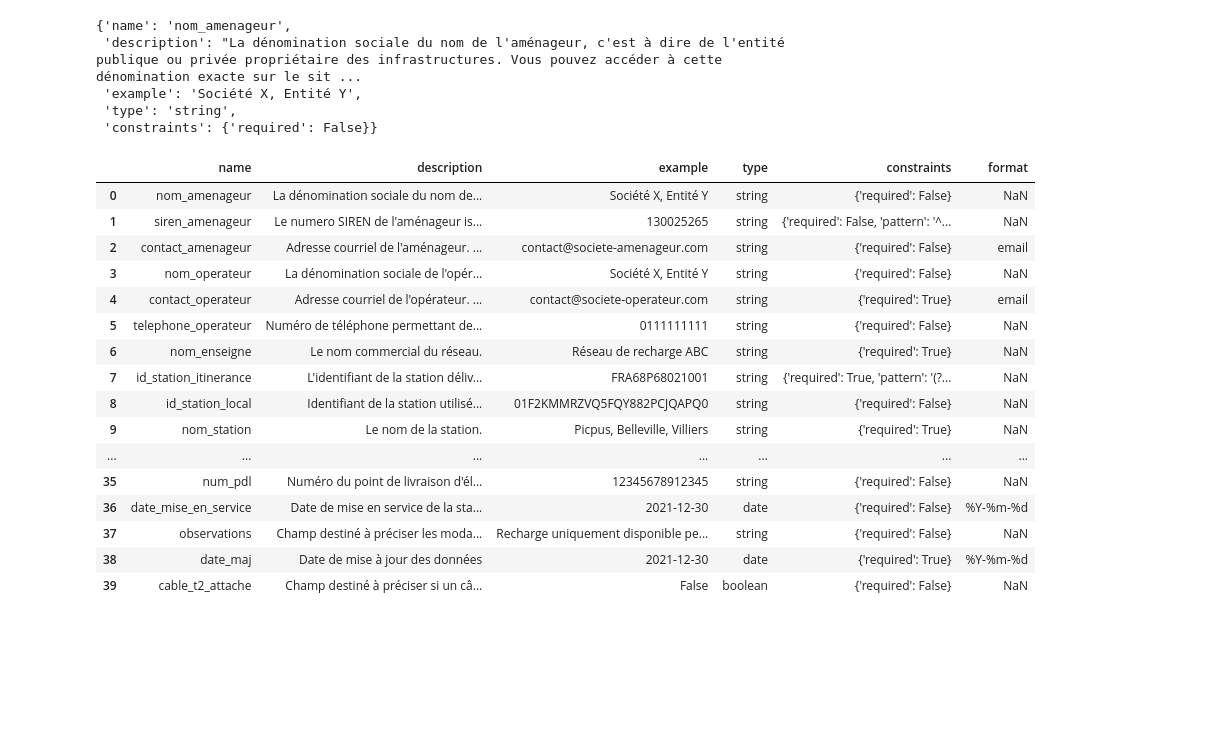
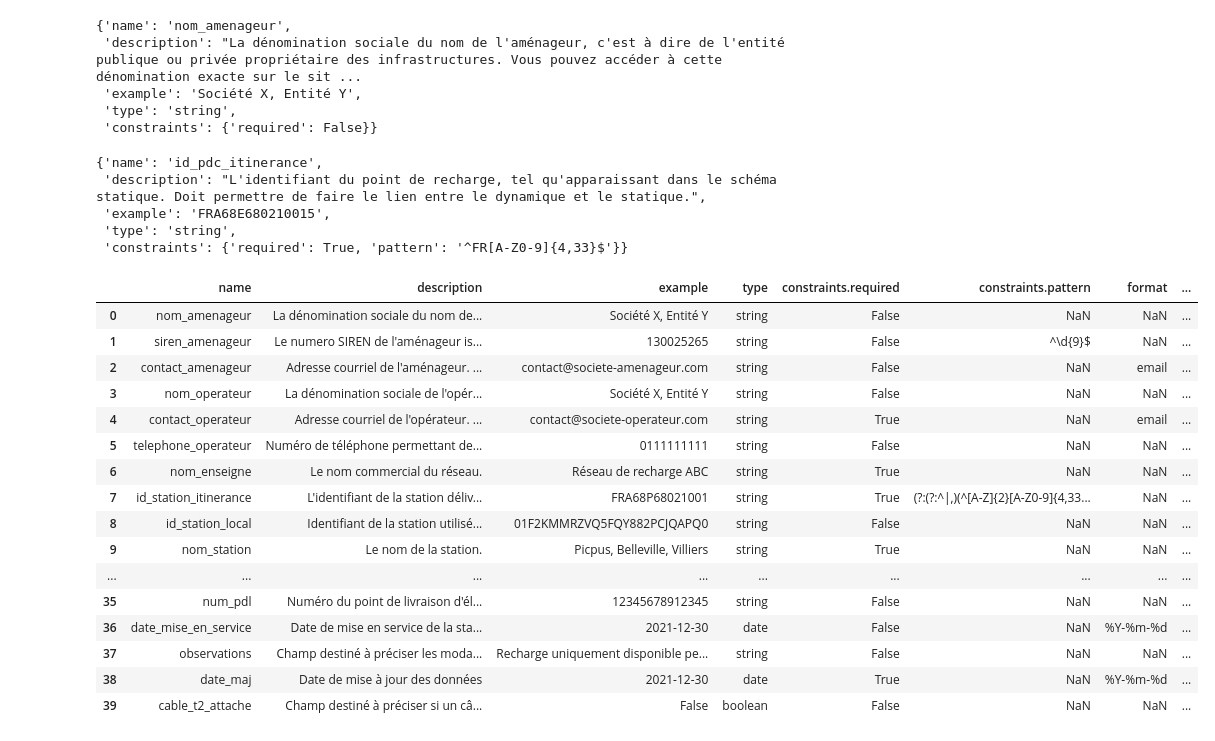
Before and after one commit to loco-philippe/IRVE, a Jupyter notebook: analyses/schema.ipynb, the cells around one changed output. Saved outputs shown, nothing was run; the diff lists cells and outputs as text; code cells hidden in the pictures; blank space fills up the shorter version.

```diff
--- a/analyses/schema.ipynb
+++ b/analyses/schema.ipynb
@@ -1,6 +1,6 @@
 # %%
 # schema v2.3.0
-schema = [
+statique = [
         {
             "name": "nom_amenageur",
             "description": "La dénomination sociale du nom de l'aménageur, c'est à dire de l'entité publique ou privée propriétaire des infrastructures. Vous pouvez accéder à cette dénomination exacte sur le site annuaire-entreprises.data.gouv.fr. Ce champs n'est pas obligatoire car il sera automatiquement renseigné lors de la constitution du fichier global de consolidation des IRVE.",
@@ -403,27 +510,35 @@ schema[0]
  'example': 'Société X, Entité Y',
  'type': 'string',
  'constraints': {'required': False}}
+# %%
+dynamique[0]
+# %% [output]
+{'name': 'id_pdc_itinerance',
+ 'description': "L'identifiant du point de recharge, tel qu'apparaissant dans le schéma statique. Doit permettre de faire le lien entre le dynamique et le statique.",
+ 'example': 'FRA68E680210015',
+ 'type': 'string',
+ 'constraints': {'required': True, 'pattern': '^FR[A-Z0-9]{4,33}$'}}
 # %%
 import pandas as pd
 
-pdsch = pd.DataFrame.from_records(schema)
-pdsch
+pdstat = pd.json_normalize(statique)
+pdstat
 # %% [output]
-|  | name | description | example | type | constraints | format |
-| 0 | nom_amenageur | La dénomination sociale du nom de... | Société X, Entité Y | string | {'required': False} | NaN |
-| 1 | siren_amenageur | Le numero SIREN de l'aménageur is... | 130025265 | string | {'required': False, 'pattern': '^... | NaN |
-| 2 | contact_amenageur | Adresse courriel de l'aménageur. ... | contact@societe-amenageur.com | string | {'required': False} | email |
-| 3 | nom_operateur | La dénomination sociale de l'opér... | Société X, Entité Y | string | {'required': False} | NaN |
-| 4 | contact_operateur | Adresse courriel de l'opérateur. ... | contact@societe-operateur.com | string | {'required': True} | email |
-| 5 | telephone_operateur | Numéro de téléphone permettant de... | 0111111111 | string | {'required': False} | NaN |
-| 6 | nom_enseigne | Le nom commercial du réseau. | Réseau de recharge ABC | string | {'required': True} | NaN |
-| 7 | id_station_itinerance | L'identifiant de la station déliv... | FRA68P68021001 | string | {'required': True, 'pattern': '(?... | NaN |
-| 8 | id_station_local | Identifiant de la station utilisé... | 01F2KMMRZVQ5FQY882PCJQAPQ0 | string | {'required': False} | NaN |
-| 9 | nom_station | Le nom de la station. | Picpus, Belleville, Villiers | string | {'required': True} | NaN |
-| ... | ... | ... | ... | ... | ... | ... |
-| 35 | num_pdl | Numéro du point de livraison d'él... | 12345678912345 | string | {'required': False} | NaN |
-| 36 | date_mise_en_service | Date de mise en service de la sta... | 2021-12-30 | date | {'required': False} | %Y-%m-%d |
-| 37 | observations | Champ destiné à préciser les moda... | Recharge uniquement disponible pe... | string | {'required': False} | NaN |
-| 38 | date_maj | Date de mise à jour des données | 2021-12-30 | date | {'required': True} | %Y-%m-%d |
-| 39 | cable_t2_attache | Champ destiné à préciser si un câ... | False | boolean | {'required': False} | NaN |
+|  | name | description | example | type | constraints.required | constraints.pattern | format | ... |
+| 0 | nom_amenageur | La dénomination sociale du nom de... | Société X, Entité Y | string | False | NaN | NaN | ... |
+| 1 | siren_amenageur | Le numero SIREN de l'aménageur is... | 130025265 | string | False | ^\d{9}$ | NaN | ... |
+| 2 | contact_amenageur | Adresse courriel de l'aménageur. ... | contact@societe-amenageur.com | string | False | NaN | email | ... |
+| 3 | nom_operateur | La dénomination sociale de l'opér... | Société X, Entité Y | string | False | NaN | NaN | ... |
+| 4 | contact_operateur | Adresse courriel de l'opérateur. ... | contact@societe-operateur.com | string | True | NaN | email | ... |
+| 5 | telephone_operateur | Numéro de téléphone permettant de... | 0111111111 | string | False | NaN | NaN | ... |
+| 6 | nom_enseigne | Le nom commercial du réseau. | Réseau de recharge ABC | string | True | NaN | NaN | ... |
+| 7 | id_station_itinerance | L'identifiant de la station déliv... | FRA68P68021001 | string | True | (?:(?:^|,)(^[A-Z]{2}[A-Z0-9]{4,33... | NaN | ... |
+| 8 | id_station_local | Identifiant de la station utilisé... | 01F2KMMRZVQ5FQY882PCJQAPQ0 | string | False | NaN | NaN | ... |
+| 9 | nom_station | Le nom de la station. | Picpus, Belleville, Villiers | string | True | NaN | NaN | ... |
+| ... | ... | ... | ... | ... | ... | ... | ... | ... |
+| 35 | num_pdl | Numéro du point de livraison d'él... | 12345678912345 | string | False | NaN | NaN | ... |
+| 36 | date_mise_en_service | Date de mise en service de la sta... | 2021-12-30 | date | False | NaN | %Y-%m-%d | ... |
+| 37 | observations | Champ destiné à préciser les moda... | Recharge uniquement disponible pe... | string | False | NaN | NaN | ... |
+| 38 | date_maj | Date de mise à jour des données | 2021-12-30 | date | True | NaN | %Y-%m-%d | ... |
+| 39 | cable_t2_attache | Champ destiné à préciser si un câ... | False | boolean | False | NaN | NaN | ... |
 # %%
```
Also changed, not shown: parts of 5 cells of this notebook, 9 other files.
